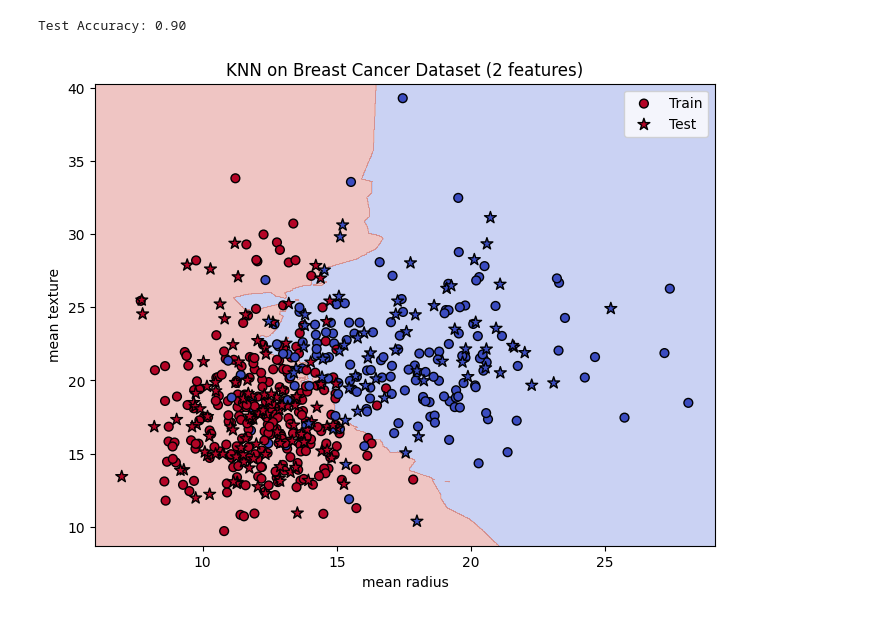
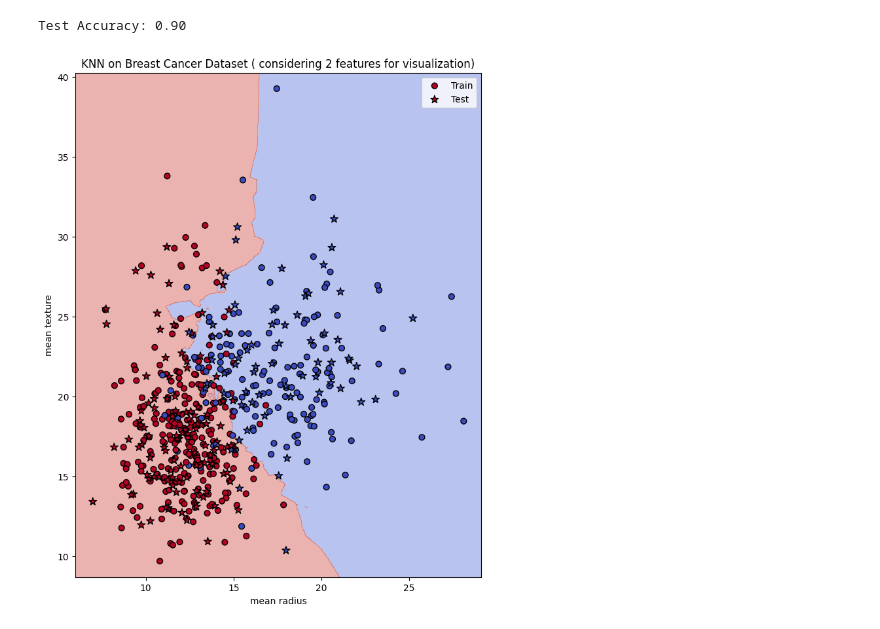
Before and after one commit to JesildaB/MACHINE-LEARNING-ALGORITHMS, a Jupyter notebook: K NEAREST NEIGHBOURS.ipynb, the cells around one changed output. Drawn from its saved outputs; the diff is of its cells as text; code cells hidden in the pictures.

Commit message:
Changing the figure dimensions

```diff
--- a/K NEAREST NEIGHBOURS.ipynb
+++ b/K NEAREST NEIGHBOURS.ipynb
@@ -157,23 +157,23 @@ print(f"Test Accuracy: {knn.score(X_test_small, y_test_small):.2f}")
 # %% [output]
 Test Accuracy: 0.90
 # %%
-h = .02  # step size in mesh
+step = .02  # step size in mesh
 x_min, x_max = X_small[:, 0].min() - 1, X_small[:, 0].max() + 1
 y_min, y_max = X_small[:, 1].min() - 1, X_small[:, 1].max() + 1
-xx, yy = np.meshgrid(np.arange(x_min, x_max, h),
-                     np.arange(y_min, y_max, h))
+x_mesh, y_mesh = np.meshgrid(np.arange(x_min, x_max, step),
+                     np.arange(y_min, y_max, step))
 
-Z = knn.predict(np.c_[xx.ravel(), yy.ravel()])
-Z = Z.reshape(xx.shape)
+Z = knn.predict(np.c_[x_mesh.ravel(), y_mesh.ravel()])
+Z = Z.reshape(x_mesh.shape)
 
-plt.figure(figsize=(8, 6))
-plt.contourf(xx, yy, Z, cmap=plt.cm.coolwarm, alpha=0.3)
+plt.figure(figsize=(8, 10))
+plt.contourf(x_mesh, y_mesh, Z, cmap=plt.cm.coolwarm, alpha=0.4)
 plt.scatter(X_train_small[:, 0], X_train_small[:, 1], c=y_train, cmap=plt.cm.coolwarm, edgecolor='k', s=40, label='Train')
 plt.scatter(X_test_small[:, 0], X_test_small[:, 1], c=y_test, cmap=plt.cm.coolwarm, edgecolor='k', marker='*', s=80, label='Test')
 plt.xlabel(iris_data.feature_names[0])
 plt.ylabel(iris_data.feature_names[1])
-plt.title("KNN on Breast Cancer Dataset (2 features)")
+plt.title("KNN on Breast Cancer Dataset ( considering 2 features for visualization)")
 plt.legend()
 plt.show()
 # %% [output]
-[figure, old version]
+[figure, new version]
```
